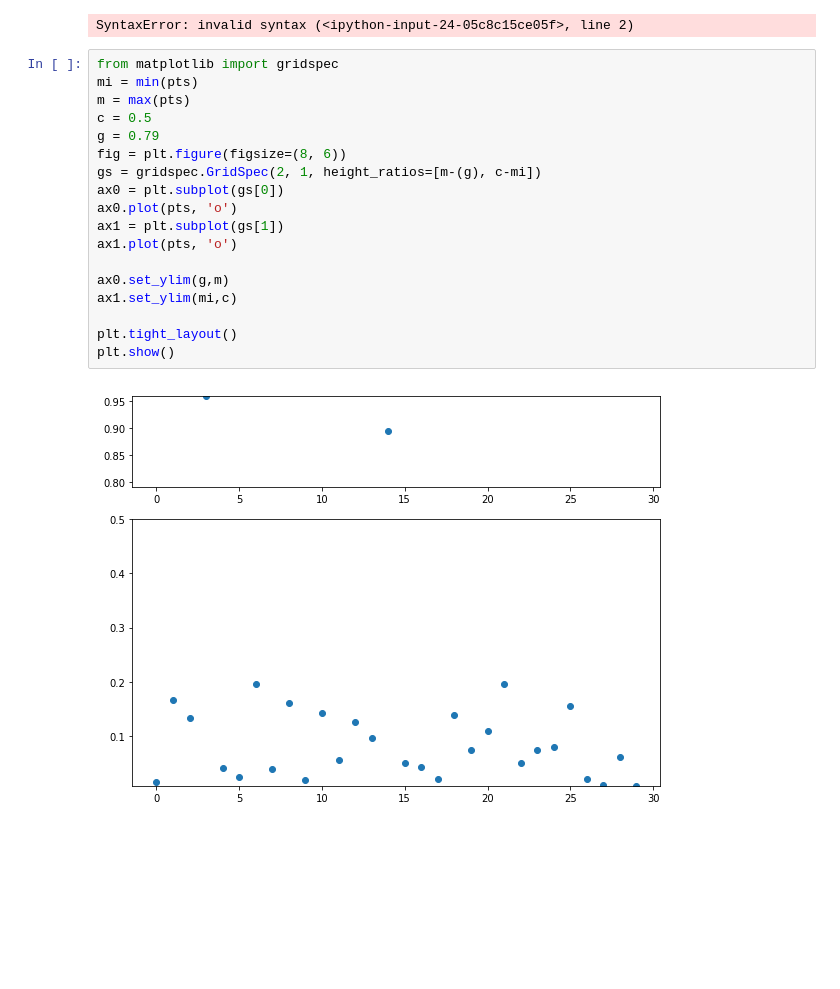
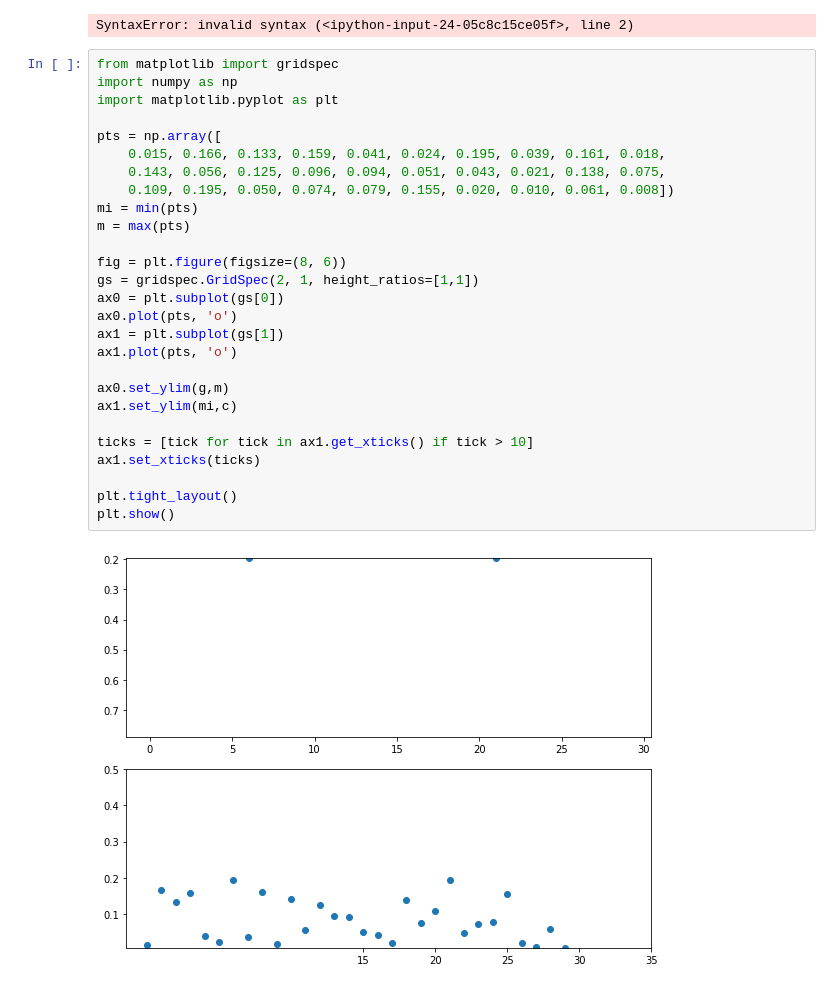
Before and after one commit to ZoeVance/data_cleaning_backup, a Jupyter notebook: Data_visualisation.ipynb, the cells around one changed output. Cells and saved outputs as stored; diff of their text form; blank space fills up the shorter version.

```diff
--- a/Data_visualisation.ipynb
+++ b/Data_visualisation.ipynb
@@ -1110,21 +1165,30 @@ tl = [1,2,3,4,5]
 SyntaxError: invalid syntax (<ipython-input-24-05c8c15ce05f>, line 2)
 # %%
 from matplotlib import gridspec
+import numpy as np
+import matplotlib.pyplot as plt
+
+pts = np.array([
+    0.015, 0.166, 0.133, 0.159, 0.041, 0.024, 0.195, 0.039, 0.161, 0.018,
+    0.143, 0.056, 0.125, 0.096, 0.094, 0.051, 0.043, 0.021, 0.138, 0.075,
+    0.109, 0.195, 0.050, 0.074, 0.079, 0.155, 0.020, 0.010, 0.061, 0.008])
 mi = min(pts)
 m = max(pts)
-c = 0.5
-g = 0.79
+
 fig = plt.figure(figsize=(8, 6))
-gs = gridspec.GridSpec(2, 1, height_ratios=[m-(g), c-mi])
+gs = gridspec.GridSpec(2, 1, height_ratios=[1,1])
 ax0 = plt.subplot(gs[0])
 ax0.plot(pts, 'o')
 ax1 = plt.subplot(gs[1])
 ax1.plot(pts, 'o')
 
 ax0.set_ylim(g,m)
 ax1.set_ylim(mi,c)
 
+ticks = [tick for tick in ax1.get_xticks() if tick > 10]
+ax1.set_xticks(ticks)
+
 plt.tight_layout()
 plt.show()
 # %% [output]
-[figure, old version]
+[figure, new version]
```
Also changed, not shown: parts of 18 cells of this notebook, 3 other files.
